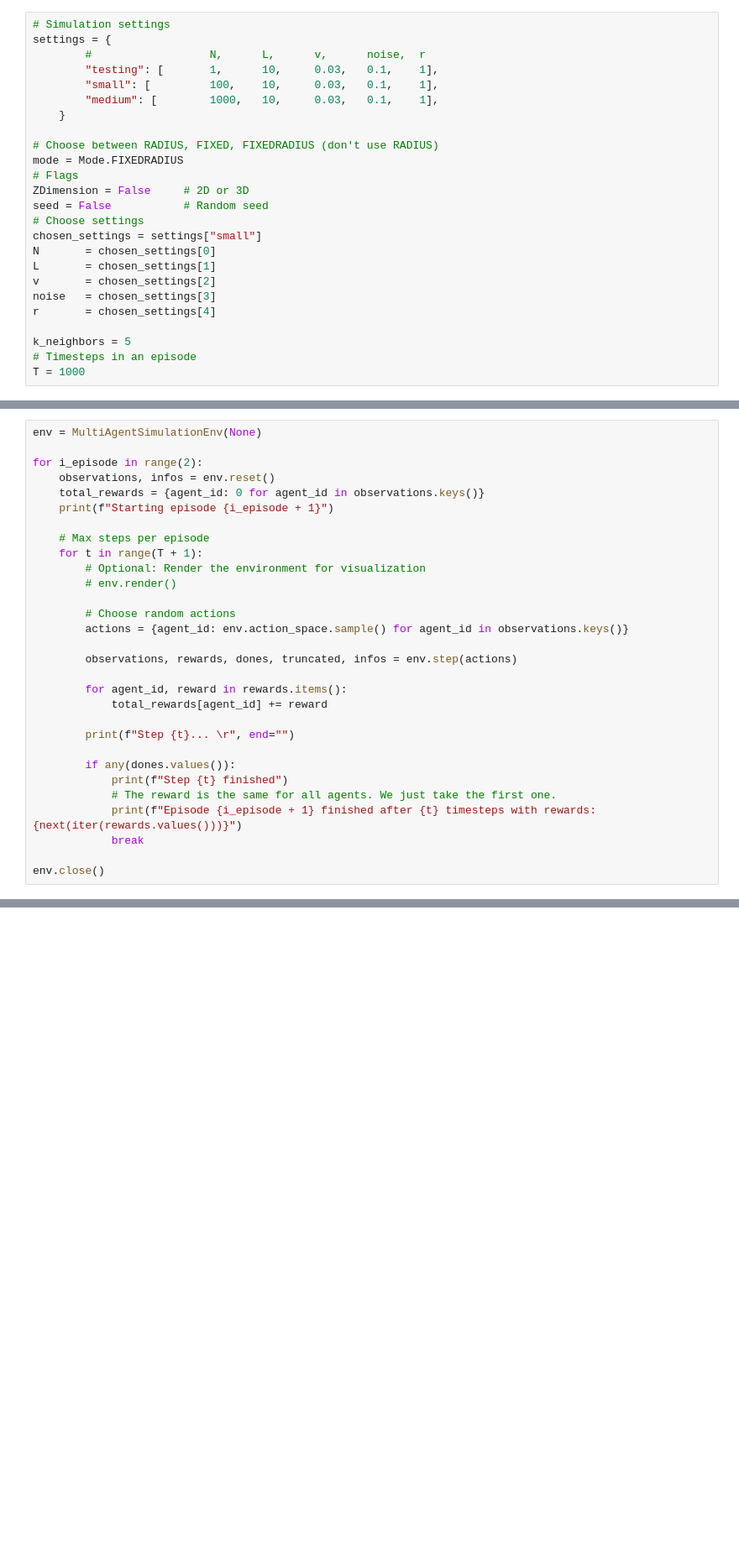
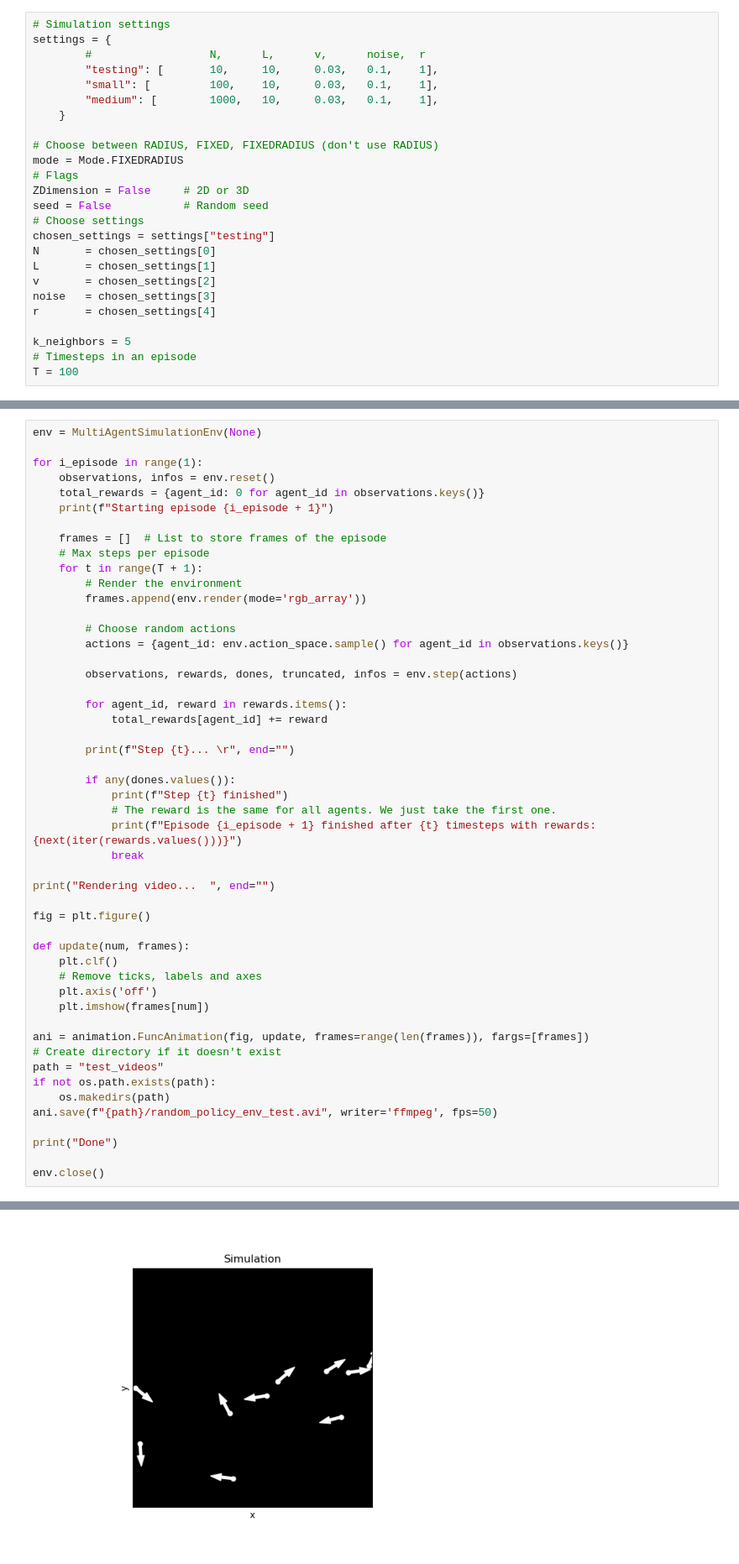
Before and after one commit to RnLe/bachelor_thesis23, a Jupyter notebook: notebooks/RLlib2ndApproach.ipynb, the cells around one changed output, grey strips where cells are left out. Shown at 84% size. Cells and saved outputs as stored; diff of their text form; blank space fills up the shorter version.

Commit message:
rendering done

```diff
--- a/notebooks/RLlib2ndApproach.ipynb
+++ b/notebooks/RLlib2ndApproach.ipynb
@@ -31,7 +48,7 @@ from gymnasium.spaces import Box
 # Simulation settings
 settings = {
         #                  N,      L,      v,      noise,  r
-        "testing": [       1,      10,     0.03,   0.1,    1],
+        "testing": [       10,     10,     0.03,   0.1,    1],
         "small": [         100,    10,     0.03,   0.1,    1],
         "medium": [        1000,   10,     0.03,   0.1,    1],
     }
@@ -42,7 +59,7 @@ mode = Mode.FIXEDRADIUS
 ZDimension = False     # 2D or 3D
 seed = False           # Random seed
 # Choose settings
-chosen_settings = settings["small"]
+chosen_settings = settings["testing"]
 N       = chosen_settings[0]
 L       = chosen_settings[1]
 v       = chosen_settings[2]
@@ -51,4 +68,4 @@ r       = chosen_settings[4]
 
 k_neighbors = 5
 # Timesteps in an episode
-T = 1000
+T = 100
@@ -164,15 +196,16 @@ class MultiAgentSimulationEnv(MultiAgentEnv):
 # %%
 env = MultiAgentSimulationEnv(None)
 
-for i_episode in range(2):
+for i_episode in range(1):
     observations, infos = env.reset()
     total_rewards = {agent_id: 0 for agent_id in observations.keys()}
     print(f"Starting episode {i_episode + 1}")
 
+    frames = []  # List to store frames of the episode
     # Max steps per episode
     for t in range(T + 1):
-        # Optional: Render the environment for visualization
-        # env.render()
+        # Render the environment
+        frames.append(env.render(mode='rgb_array'))
 
         # Choose random actions
         actions = {agent_id: env.action_space.sample() for agent_id in observations.keys()}
@@ -190,6 +223,25 @@ for i_episode in range(2):
             print(f"Episode {i_episode + 1} finished after {t} timesteps with rewards: {next(iter(rewards.values()))}")
             break
 
+print("Rendering video...  ", end="")
+
+fig = plt.figure()
+
+def update(num, frames):
+    plt.clf()
+    # Remove ticks, labels and axes
+    plt.axis('off')
+    plt.imshow(frames[num])
+
+ani = animation.FuncAnimation(fig, update, frames=range(len(frames)), fargs=[frames])
+# Create directory if it doesn't exist
+path = "test_videos"
+if not os.path.exists(path):
+    os.makedirs(path)
+ani.save(f"{path}/random_policy_env_test.avi", writer='ffmpeg', fps=50)
+
+print("Done")
+
 env.close()
 # %% [output]
 Starting episode 1
@@ -200,0 +251 @@ Episode 2 finished after 1000 timesteps with rewards: 0.08690546198350288
+[figure, added]
```
Also changed, not shown: parts of 21 cells of this notebook, 6 other files.
